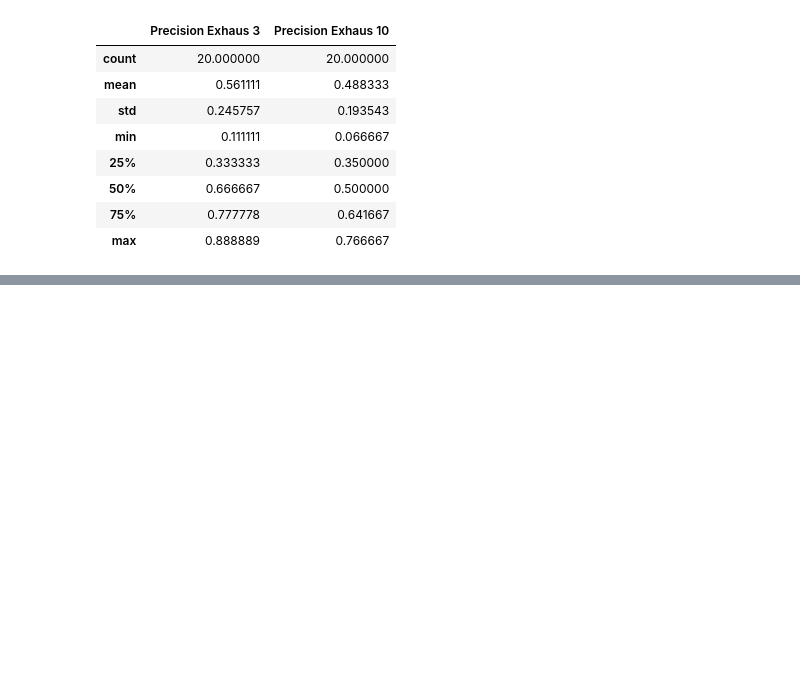
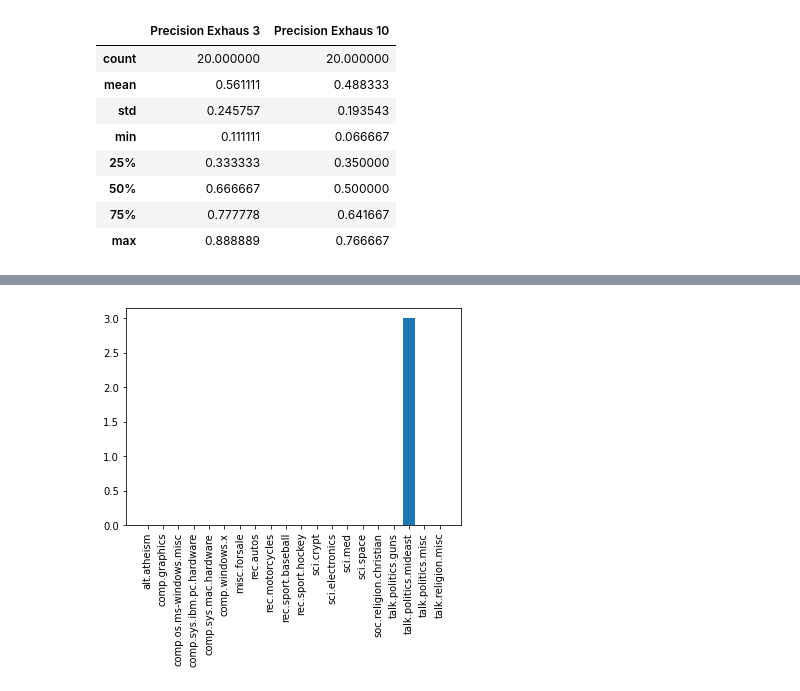
Before and after one commit to frblazquez/IA, a Jupyter notebook: Practice 2.2/Practica2.2.ipynb, the cells around one changed output, grey strips where cells are left out. Saved outputs shown, nothing was run; the diff lists cells and outputs as text; code cells hidden in the pictures; blank space fills up the shorter version.

```diff
--- a/Practice 2.2/Practica2.2.ipynb
+++ b/Practice 2.2/Practica2.2.ipynb
@@ -448,0 +459,5 @@ Sin duda esas serán palabra que aparezcan en muy pocos textos, y que gracias al
+# %%
+# Clases de los textos recuperados por el texto 3 vectorizado con frecuencias
+diagrama_barras_frecuencias_clases_textos(similares_texto_3_v)
+# %% [output]
+[figure, added]
```
Also changed, not shown: parts of 31 cells of this notebook.
